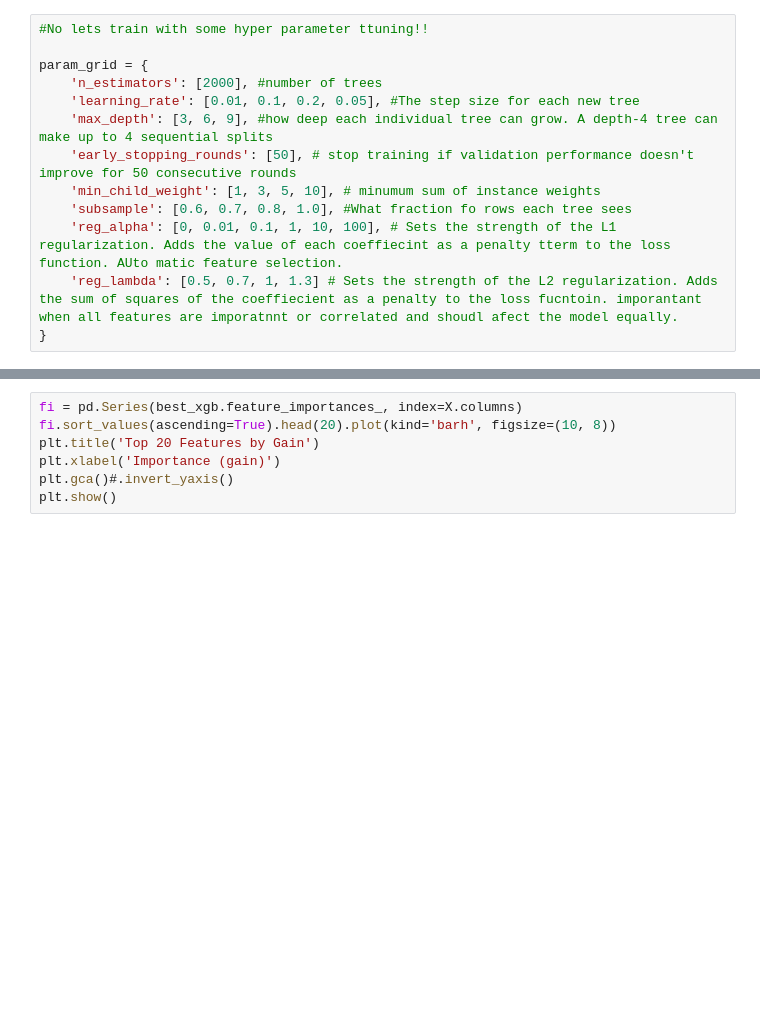
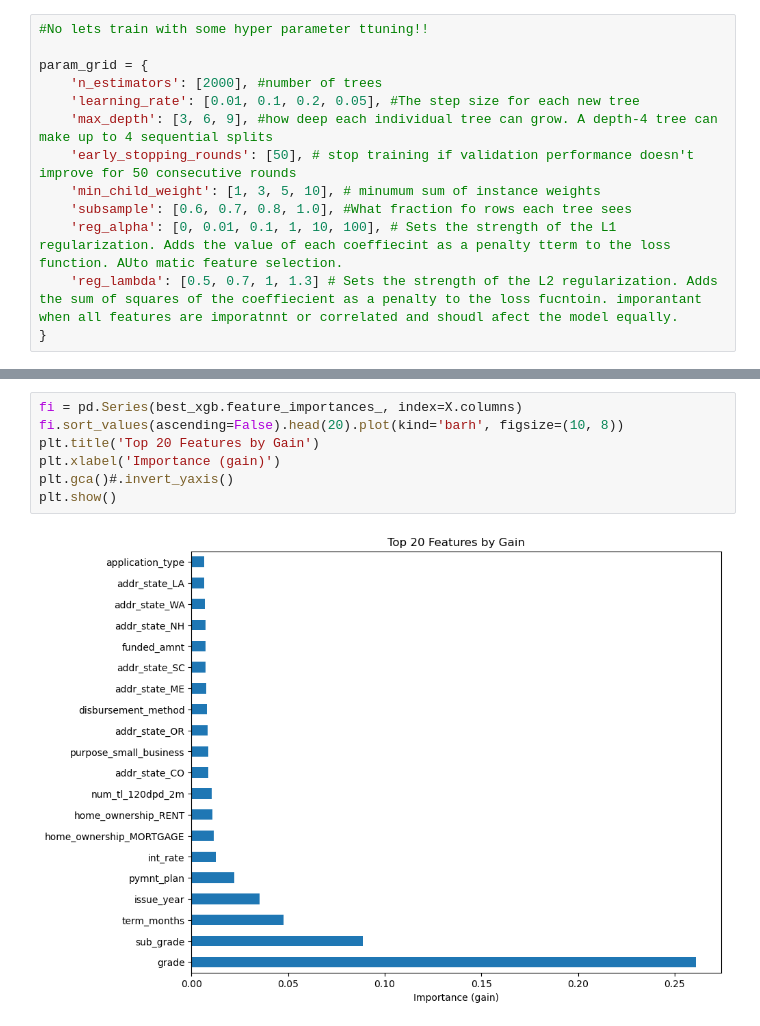
Before and after one commit to nicohaines/Classification-for-Predicting-P2P-Loan-Profitability, a Jupyter notebook: algorithms/XGBOOST_FeatureHighlight.ipynb, the cells around one changed output, grey strips where cells are left out. Drawn from its saved outputs; the diff is of its cells as text; blank space fills up the shorter version.

Commit message:
updated data visualization to drop more leaky data

```diff
--- a/algorithms/XGBOOST_FeatureHighlight.ipynb
+++ b/algorithms/XGBOOST_FeatureHighlight.ipynb
@@ -159,7 +177,9 @@ print(confusion_matrix(y_val, y_pred))
 # %%
 fi = pd.Series(best_xgb.feature_importances_, index=X.columns)
-fi.sort_values(ascending=True).head(20).plot(kind='barh', figsize=(10, 8))
+fi.sort_values(ascending=False).head(20).plot(kind='barh', figsize=(10, 8))
 plt.title('Top 20 Features by Gain')
 plt.xlabel('Importance (gain)')
 plt.gca()#.invert_yaxis()
 plt.show()
+# %% [output]
+[figure, added]
```
Also changed, not shown: parts of 2 cells of this notebook, 3 other files.
